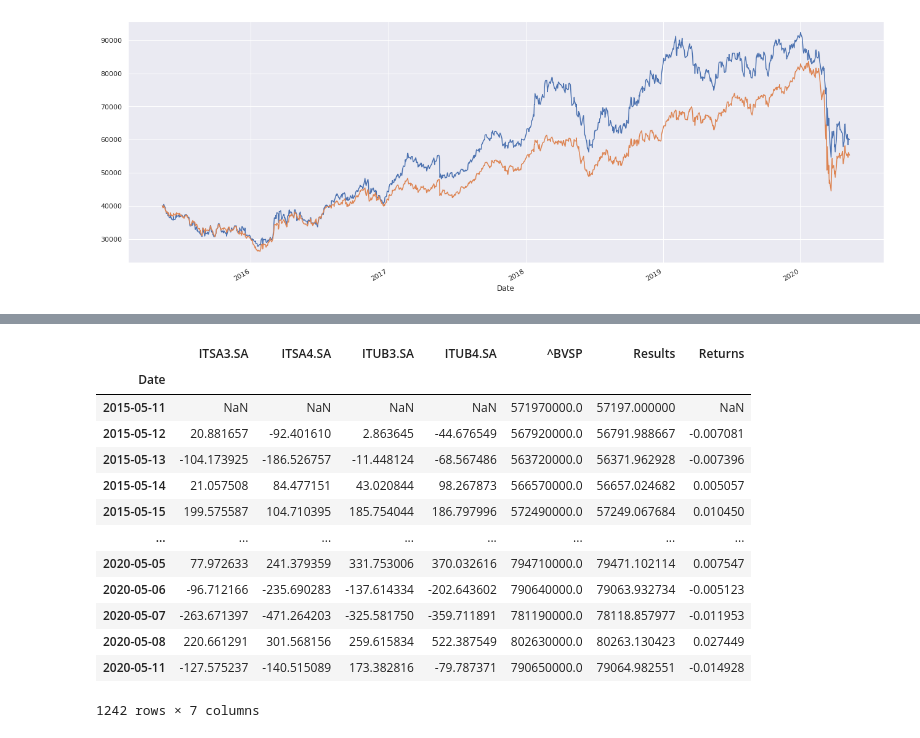
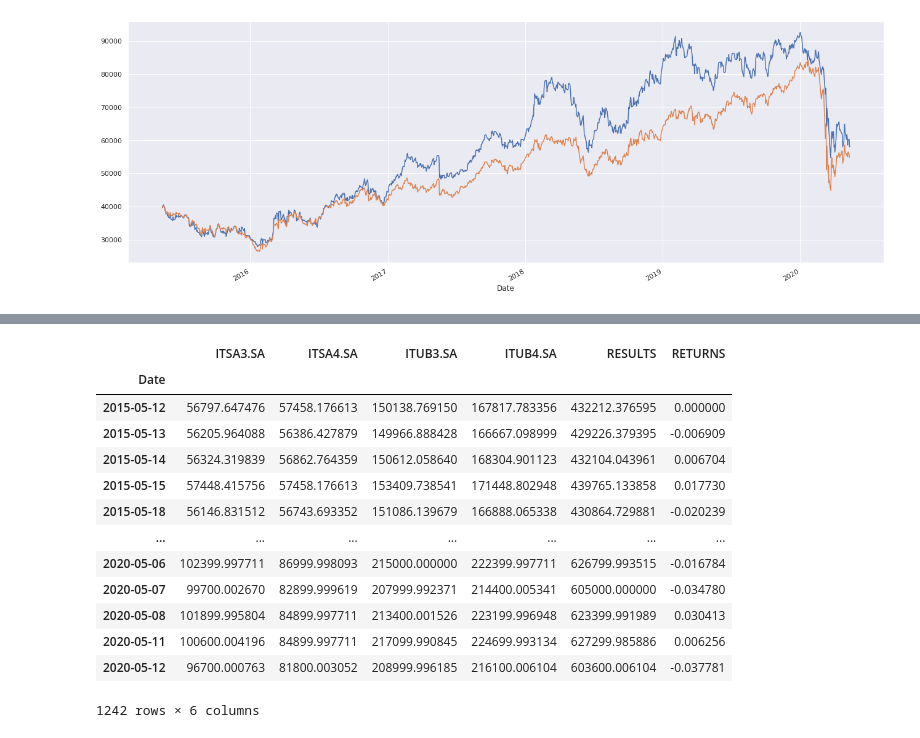
Before and after one commit to fonsecajr/Projects, a Jupyter notebook: Ações_Analises.ipynb, the cells around one changed output, grey strips where cells are left out. Saved outputs shown, nothing was run; the diff lists cells and outputs as text; code cells hidden in the pictures.

```diff
--- a/Ações_Analises.ipynb
+++ b/Ações_Analises.ipynb
@@ -422,4 +394,0 @@ portfolio2.plot(figsize=(22,8))
-# %%
-# Normalizando a seleção de ativos aplicanto 10000 na compra deste portfolio
-portfolio2.normalized = (portfolio2 / portfolio2.iloc[0])*10000
-portfolio2.normalized
@@ -447,4 +394,0 @@ portfolio2.normalized.plot(figsize=(22,8))
-# %%
-# Adicionando coluna de Saldo
-portfolio2.normalized["Result"] = portfolio2.normalized.sum(axis=1)
-portfolio2.normalized
@@ -513,21 +415,22 @@ returns
 # %%
 # Filtrando ativos requeridos + Results + Returns
-portfolio4 = 10000 * returns
-portfolio4["Results"] = returns.sum(axis=1)
-portfolio4["Returns"] = portfolio4["Results"].pct_change()
-portfolio4
+portfolio3 = 10000 * portfolio2
+portfolio3["RESULTS"] = portfolio3.sum(axis=1)
+portfolio3["RETURNS"] = portfolio3["RESULTS"].pct_change()
+portfolio3["RETURNS"] = portfolio3["RETURNS"].fillna(0)
+portfolio3
 # %% [output]
-|  | ITSA3.SA | ITSA4.SA | ITUB3.SA | ITUB4.SA | ^BVSP | Results | Returns |
-| Date |  |  |  |  |  |  |  |
-| 2015-05-11 | NaN | NaN | NaN | NaN | 571970000.0 | 57197.000000 | NaN |
-| 2015-05-12 | 20.881657 | -92.401610 | 2.863645 | -44.676549 | 567920000.0 | 56791.988667 | -0.007081 |
-| 2015-05-13 | -104.173925 | -186.526757 | -11.448124 | -68.567486 | 563720000.0 | 56371.962928 | -0.007396 |
-| 2015-05-14 | 21.057508 | 84.477151 | 43.020844 | 98.267873 | 566570000.0 | 56657.024682 | 0.005057 |
-| 2015-05-15 | 199.575587 | 104.710395 | 185.754044 | 186.797996 | 572490000.0 | 57249.067684 | 0.010450 |
-| ... | ... | ... | ... | ... | ... | ... | ... |
-| 2020-05-05 | 77.972633 | 241.379359 | 331.753006 | 370.032616 | 794710000.0 | 79471.102114 | 0.007547 |
-| 2020-05-06 | -96.712166 | -235.690283 | -137.614334 | -202.643602 | 790640000.0 | 79063.932734 | -0.005123 |
-| 2020-05-07 | -263.671397 | -471.264203 | -325.581750 | -359.711891 | 781190000.0 | 78118.857977 | -0.011953 |
-| 2020-05-08 | 220.661291 | 301.568156 | 259.615834 | 522.387549 | 802630000.0 | 80263.130423 | 0.027449 |
-| 2020-05-11 | -127.575237 | -140.515089 | 173.382816 | -79.787371 | 790650000.0 | 79064.982551 | -0.014928 |
+|  | ITSA3.SA | ITSA4.SA | ITUB3.SA | ITUB4.SA | RESULTS | RETURNS |
+| Date |  |  |  |  |  |  |
+| 2015-05-12 | 56797.647476 | 57458.176613 | 150138.769150 | 167817.783356 | 432212.376595 | 0.000000 |
+| 2015-05-13 | 56205.964088 | 56386.427879 | 149966.888428 | 166667.098999 | 429226.379395 | -0.006909 |
+| 2015-05-14 | 56324.319839 | 56862.764359 | 150612.058640 | 168304.901123 | 432104.043961 | 0.006704 |
+| 2015-05-15 | 57448.415756 | 57458.176613 | 153409.738541 | 171448.802948 | 439765.133858 | 0.017730 |
+| 2015-05-18 | 56146.831512 | 56743.693352 | 151086.139679 | 166888.065338 | 430864.729881 | -0.020239 |
+| ... | ... | ... | ... | ... | ... | ... |
+| 2020-05-06 | 102399.997711 | 86999.998093 | 215000.000000 | 222399.997711 | 626799.993515 | -0.016784 |
+| 2020-05-07 | 99700.002670 | 82899.999619 | 207999.992371 | 214400.005341 | 605000.000000 | -0.034780 |
+| 2020-05-08 | 101899.995804 | 84899.997711 | 213400.001526 | 223199.996948 | 623399.991989 | 0.030413 |
+| 2020-05-11 | 100600.004196 | 84899.997711 | 217099.990845 | 224699.993134 | 627299.985886 | 0.006256 |
+| 2020-05-12 | 96700.000763 | 81800.003052 | 208999.996185 | 216100.006104 | 603600.006104 | -0.037781 |
-1242 rows × 7 columns
+1242 rows × 6 columns
```
Also changed, not shown: parts of 33 cells of this notebook.
